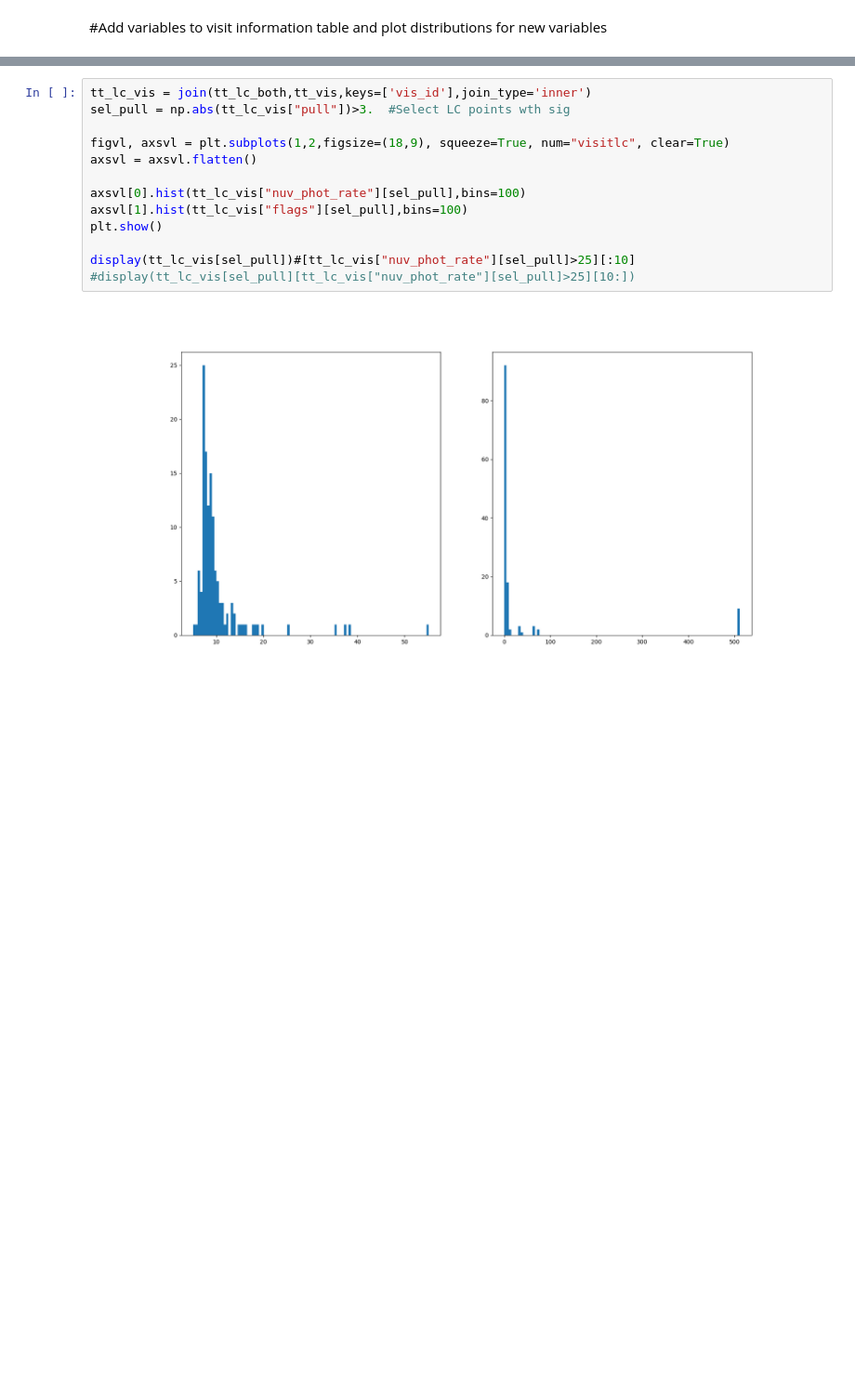
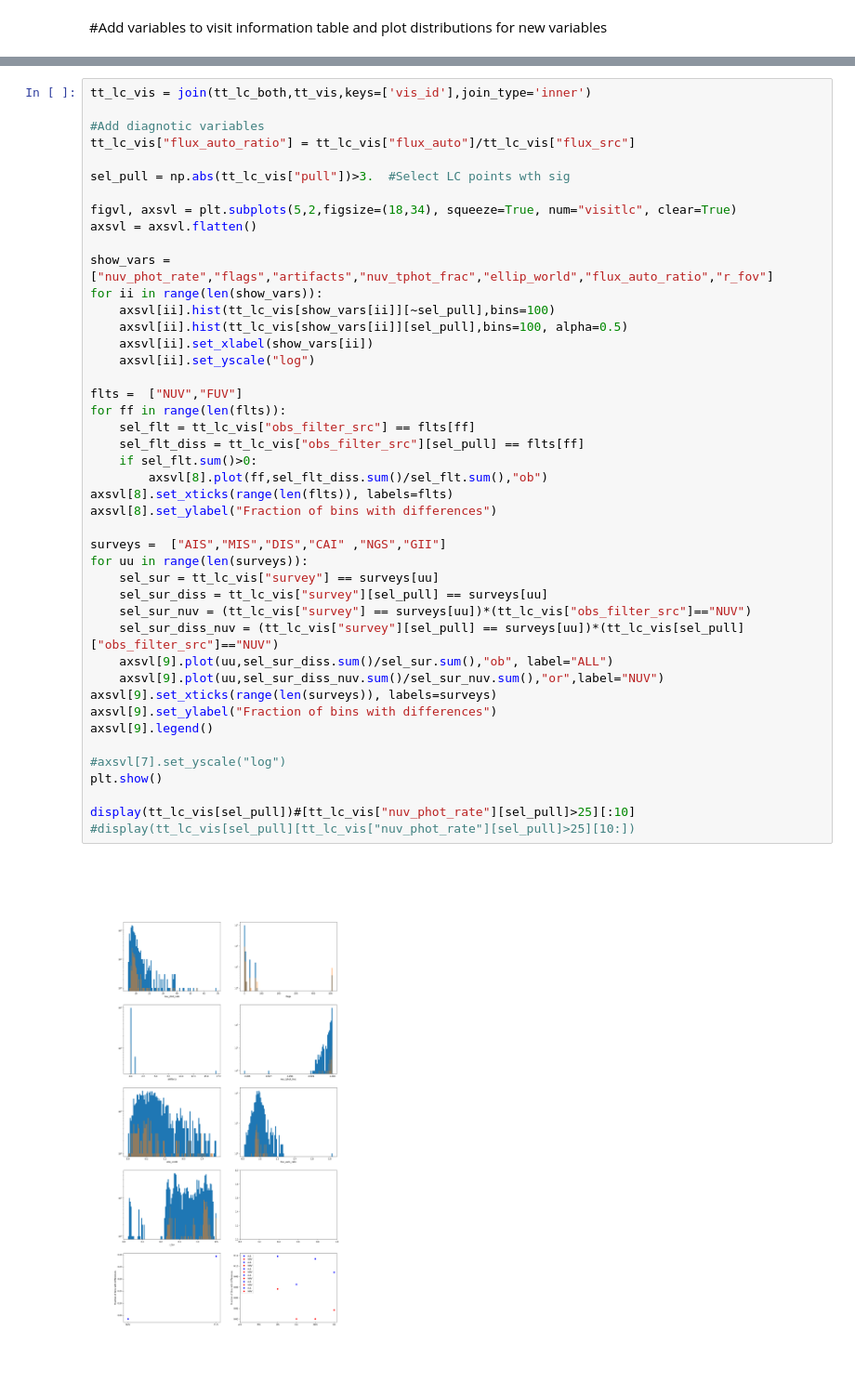
Before and after one commit to rbuehler/vasca, a Jupyter notebook: vasca/examples/inspect_gPhoton.ipynb, the cells around one changed output, grey strips where cells are left out. Shown at 93% size. Cells and saved outputs as stored; diff of their text form; blank space fills up the shorter version.

Commit message:
Continued gphoton difference investigation
Former-commit-id: bcc9eaa51efa6ce846f8f72f374dc9b54ae94e1b

```diff
--- a/vasca/examples/inspect_gPhoton.ipynb
+++ b/vasca/examples/inspect_gPhoton.ipynb
@@ -200,18 +199,49 @@ Total Nr of visits with NUV exposure / selected 100509 / 74031
 # %%
 tt_lc_vis = join(tt_lc_both,tt_vis,keys=['vis_id'],join_type='inner')
+
+#Add diagnotic variables
+tt_lc_vis["flux_auto_ratio"] = tt_lc_vis["flux_auto"]/tt_lc_vis["flux_src"]
+
 sel_pull = np.abs(tt_lc_vis["pull"])>3.  #Select LC points wth sig
 
-figvl, axsvl = plt.subplots(1,2,figsize=(18,9), squeeze=True, num="visitlc", clear=True)
+figvl, axsvl = plt.subplots(5,2,figsize=(18,34), squeeze=True, num="visitlc", clear=True)
 axsvl = axsvl.flatten()
 
-axsvl[0].hist(tt_lc_vis["nuv_phot_rate"][sel_pull],bins=100)
-axsvl[1].hist(tt_lc_vis["flags"][sel_pull],bins=100)
+show_vars = ["nuv_phot_rate","flags","artifacts","nuv_tphot_frac","ellip_world","flux_auto_ratio","r_fov"]
+for ii in range(len(show_vars)):
+    axsvl[ii].hist(tt_lc_vis[show_vars[ii]][~sel_pull],bins=100)
+    axsvl[ii].hist(tt_lc_vis[show_vars[ii]][sel_pull],bins=100, alpha=0.5)
+    axsvl[ii].set_xlabel(show_vars[ii])
+    axsvl[ii].set_yscale("log")
+
+flts =  ["NUV","FUV"]
+for ff in range(len(flts)):
+    sel_flt = tt_lc_vis["obs_filter_src"] == flts[ff]
+    sel_flt_diss = tt_lc_vis["obs_filter_src"][sel_pull] == flts[ff]
+    if sel_flt.sum()>0:
+        axsvl[8].plot(ff,sel_flt_diss.sum()/sel_flt.sum(),"ob")
+axsvl[8].set_xticks(range(len(flts)), labels=flts)
+axsvl[8].set_ylabel("Fraction of bins with differences")
+
+surveys =  ["AIS","MIS","DIS","CAI" ,"NGS","GII"]
+for uu in range(len(surveys)):
+    sel_sur = tt_lc_vis["survey"] == surveys[uu]
+    sel_sur_diss = tt_lc_vis["survey"][sel_pull] == surveys[uu]
+    sel_sur_nuv = (tt_lc_vis["survey"] == surveys[uu])*(tt_lc_vis["obs_filter_src"]=="NUV")
+    sel_sur_diss_nuv = (tt_lc_vis["survey"][sel_pull] == surveys[uu])*(tt_lc_vis[sel_pull]["obs_filter_src"]=="NUV")
+    axsvl[9].plot(uu,sel_sur_diss.sum()/sel_sur.sum(),"ob", label="ALL")
+    axsvl[9].plot(uu,sel_sur_diss_nuv.sum()/sel_sur_nuv.sum(),"or",label="NUV")
+axsvl[9].set_xticks(range(len(surveys)), labels=surveys)
+axsvl[9].set_ylabel("Fraction of bins with differences")
+axsvl[9].legend()
+
+#axsvl[7].set_yscale("log")
 plt.show()
 
 display(tt_lc_vis[sel_pull])#[tt_lc_vis["nuv_phot_rate"][sel_pull]>25][:10]
 #display(tt_lc_vis[sel_pull][tt_lc_vis["nuv_phot_rate"][sel_pull]>25][10:])
 # %% [output]
-[figure, old version]
+[figure, new version]
 Table length=130
 | time_gp | time_bin_size_gp | flux_gp | flux_err_gp | sel_gp | obs_filter_gp | obs_filter_id | flags | s2n | ... |
 | d | s | 1e-06 Jy | 1e-06 Jy |  |  |  |  |  | ... |
```
Also changed, not shown: parts of 3 cells of this notebook.
